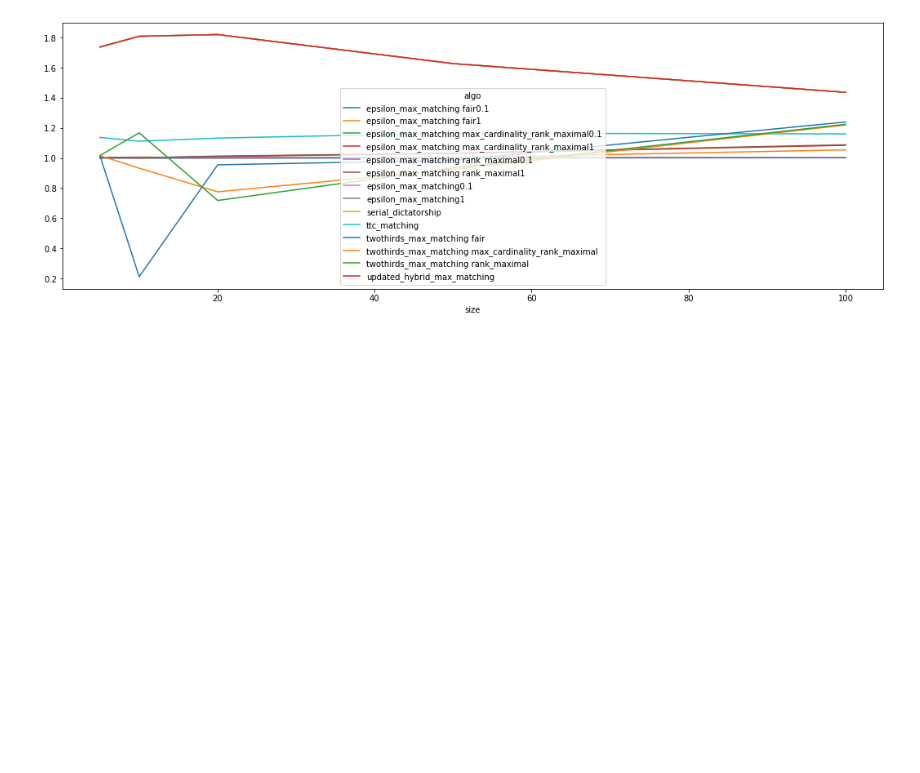
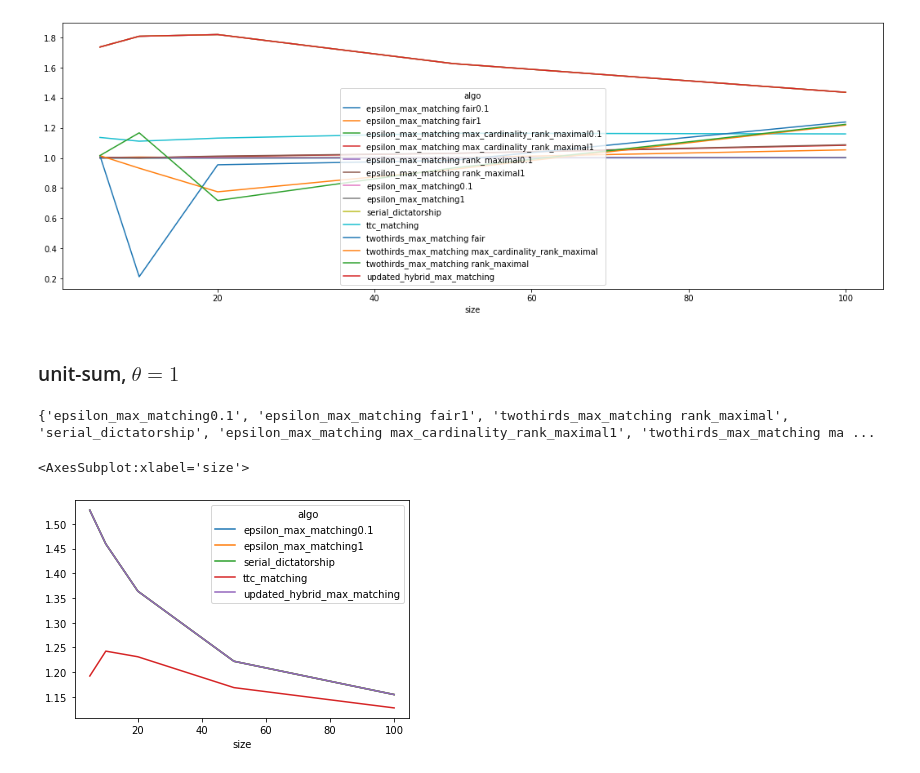
Before and after one commit to LEFTA98/DistortionSim, a Jupyter notebook: ijcai data analysis.ipynb, the cells around one changed output. Cells and saved outputs as stored; diff of their text form; code cells hidden in the pictures; blank space fills up the shorter version.

Commit message:
added more data analysis for unit-sum

```diff
--- a/ijcai data analysis.ipynb
+++ b/ijcai data analysis.ipynb
@@ -263,3 +268,17 @@ curr.plot(figsize=(18,6))
 # %% [output]
 <AxesSubplot:xlabel='size'>
 [figure]
+# %% [markdown]
+### unit-sum, $\theta=1$
+# %%
+curr = df[(df['valuation']=='theta1unitsum')]
+print(set(curr['algo']))
+# %% [output]
+{'epsilon_max_matching0.1', 'epsilon_max_matching fair1', 'twothirds_max_matching rank_maximal', 'serial_dictatorship', 'epsilon_max_matching max_cardinality_rank_maximal1', 'twothirds_max_matching ma ...
+# %%
+curr_df = curr[curr['algo'].isin(['ttc_matching','serial_dictatorship','epsilon_max_matching1','epsilon_max_matching0.1','updated_hybrid_max_matching'])]
+curr_df = curr_df.pivot(index='size', columns = 'algo', values='distortion')
+curr_df.plot()
+# %% [output]
+<AxesSubplot:xlabel='size'>
+[figure, added]
```
Also changed, not shown: parts of 6 cells of this notebook.
